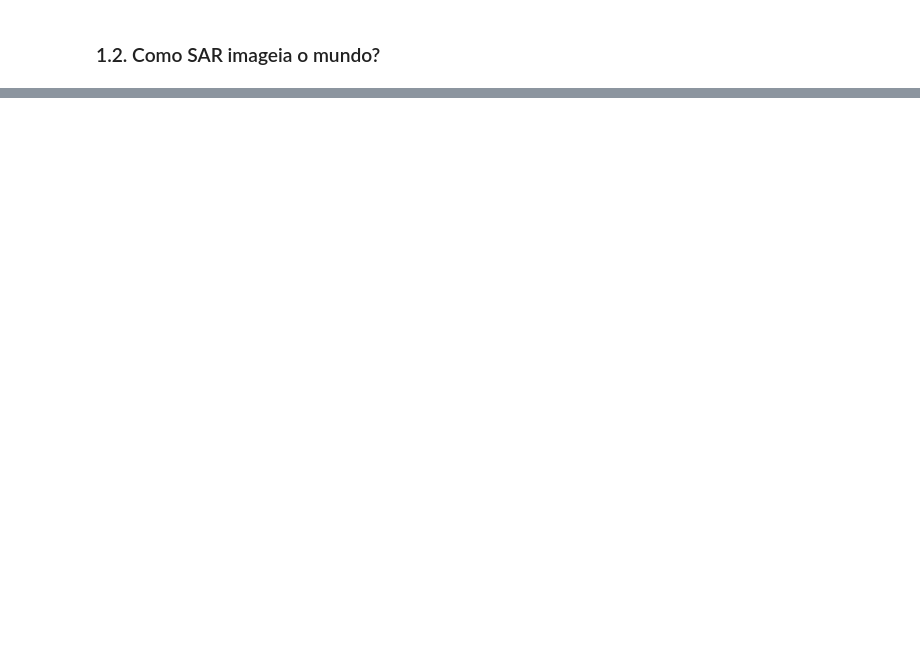
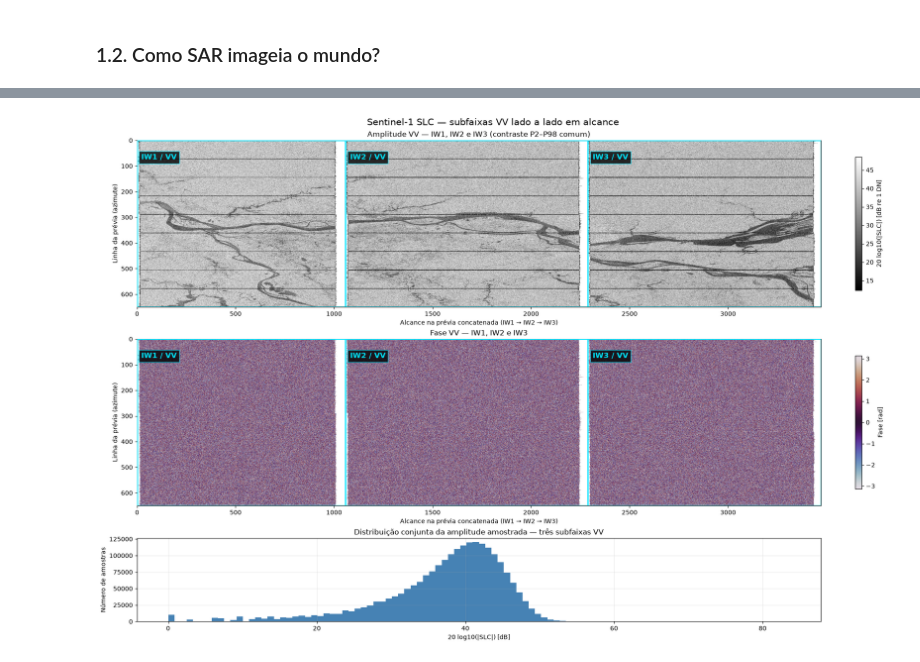
Before and after one commit to HumbertoDiego/SensoresAtivosIME, a Jupyter notebook: 02_processamento_sar.ipynb, the cells around one changed output, grey strips where cells are left out. Saved outputs shown, nothing was run; the diff lists cells and outputs as text; code cells hidden in the pictures; blank space fills up the shorter version.

```diff
--- a/02_processamento_sar.ipynb
+++ b/02_processamento_sar.ipynb
@@ -52,0 +189,94 @@ O <b style="color:#2ECC40"> retroespalhamento normalizado por unidade de área
+# %%
+# Visualização e análise do produto SLC baixado, sem extrair todo o ZIP.
+# Dependência: %pip install rasterio
+from pathlib import Path
+from zipfile import ZipFile, is_zipfile
+import xml.etree.ElementTree as ET
+import numpy as np
+import matplotlib.pyplot as plt
+import rasterio
+from rasterio.enums import Resampling
+
+# Pode também ser executada em uma sessão nova, após o download.
+if "arquivo_slc" not in globals():
+    arquivos = sorted(Path("downloads/sentinel1_slc").glob("*.zip"),
+                      key=lambda p: p.stat().st_mtime, reverse=True)
+    if not arquivos:
+        raise FileNotFoundError("Execute primeiro a célula de download.")
+    arquivo_slc = arquivos[0]
+arquivo_slc = Path(arquivo_slc)
+if not arquivo_slc.is_file() or not is_zipfile(arquivo_slc):
+    raise ValueError("O produto informado não é um arquivo ZIP válido.")
+
+# Dispõe IW1, IW2 e IW3 horizontalmente em alcance; não cria um mosaico geográfico.
+from matplotlib.patches import Rectangle
+
+subfaixas = ("iw1", "iw2", "iw3")
+polarizacao = "vv"
+previas = []
+with ZipFile(arquivo_slc) as zip_slc:
+    medidas = sorted(m for m in zip_slc.namelist()
+                     if "/measurement/" in m and m.lower().endswith((".tif", ".tiff")))
+    for subfaixa in subfaixas:
+        candidatas = [m for m in medidas if f"-{subfaixa}-slc-{polarizacao}-" in m.lower()]
+        if len(candidatas) != 1:
+            raise ValueError(f"Esperada uma imagem {subfaixa.upper()}/VV no ZIP.")
+        medida = candidatas[0]
+        # Mesma altura de prévia para alinhar as subfaixas horizontalmente.
+        with rasterio.open(f"/vsizip/{arquivo_slc.resolve().as_posix()}/{medida}") as src:
+            altura_previa = min(650, src.height)
+            largura_previa = max(1, round(src.width * altura_previa / src.height))
+            slc = src.read(1, out_shape=(altura_previa, largura_previa),
+                           out_dtype="complex64", resampling=Resampling.nearest)
+            print(f"{subfaixa.upper()}/VV: {src.width} × {src.height} pixels; "
+                  f"prévia {largura_previa} × {altura_previa}; {src.dtypes[0]}")
+        amplitude = np.abs(slc)
+        validos = np.isfinite(slc) & (amplitude > 0)
+        if not validos.any():
+            raise ValueError(f"Sem amostras válidas em {subfaixa.upper()}.")
+        amplitude_db = np.full(slc.shape, np.nan, dtype="float32")
+        amplitude_db[validos] = 20 * np.log10(amplitude[validos])
+        fase = np.where(validos, np.angle(slc), np.nan)
+        previas.append((subfaixa.upper(), amplitude_db, fase))
+
+# Uma escala de amplitude comum permite comparar as três subfaixas.
+amostras_db = np.concatenate([a[np.isfinite(a)] for _, a, _ in previas])
+p2, mediana_db, p98 = np.percentile(amostras_db, [2, 50, 98])
+print(f"Amplitude conjunta: P2={p2:.2f}, mediana={mediana_db:.2f}, P98={p98:.2f} dB re 1 DN")
+
+fig, eixos = plt.subplots(3, 1, figsize=(18, 12),
+                          gridspec_kw={"height_ratios": [2, 2, 1]}, constrained_layout=True)
+altura_total = max(a.shape[0] for _, a, _ in previas)
+largura_total = sum(a.shape[1] for _, a, _ in previas)
+for indice, (titulo, cmap, minimo, maximo, unidade) in enumerate([
+    ("Amplitude VV — IW1, IW2 e IW3 (contraste P2–P98 comum)", "gray", p2,
+     p98 if p98 > p2 else p2 + 1, "20 log10(|SLC|) [dB re 1 DN]"),
+    ("Fase VV — IW1, IW2 e IW3", "twilight", -np.pi, np.pi, "Fase [rad]"),
+]):
+    eixo = eixos[indice]
+    esquerda = 0
+    for rotulo, amplitude_db, fase in previas:
+        dados = amplitude_db if indice == 0 else fase
+        altura, largura = dados.shape
+        im = eixo.imshow(dados, cmap=cmap, vmin=minimo, vmax=maximo,
+                         extent=(esquerda, esquerda + largura, altura, 0), aspect="auto")
+        # Contorno e anotação delimitam exatamente a prévia de cada IW.
+        eixo.add_patch(Rectangle((esquerda, 0), largura, altura, fill=False,
+                                 edgecolor="#00E5FF", linewidth=2, zorder=3))
+        eixo.annotate(rotulo + " / VV", xy=(esquerda + 0.02 * largura, 0.08 * altura),
+                      color="#00E5FF", fontsize=12, fontweight="bold", va="top",
+                      bbox=dict(facecolor="black", alpha=0.8, edgecolor="#00E5FF", pad=4),
+                      zorder=4)
+        esquerda += largura
+    eixo.set(xlim=(0, largura_total), ylim=(altura_total, 0), title=titulo,
+             xlabel="Alcance na prévia concatenada (IW1 → IW2 → IW3)",
+             ylabel="Linha da prévia (azimute)")
+    fig.colorbar(im, ax=eixo, label=unidade, shrink=0.8)
+
+eixos[2].hist(amostras_db, bins=100, color="steelblue")
+eixos[2].set(title="Distribuição conjunta da amplitude amostrada — três subfaixas VV",
+             xlabel="20 log10(|SLC|) [dB]", ylabel="Número de amostras")
+eixos[2].grid(alpha=0.25)
+fig.suptitle("Sentinel-1 SLC — subfaixas VV lado a lado em alcance", fontsize=15)
+plt.show()
+# %% [output]
@@ -52,0 +287 @@ O <b style="color:#2ECC40"> retroespalhamento normalizado por unidade de área
+[figure, added]
```
Also changed, not shown: parts of 10 cells of this notebook, 6 other files.
